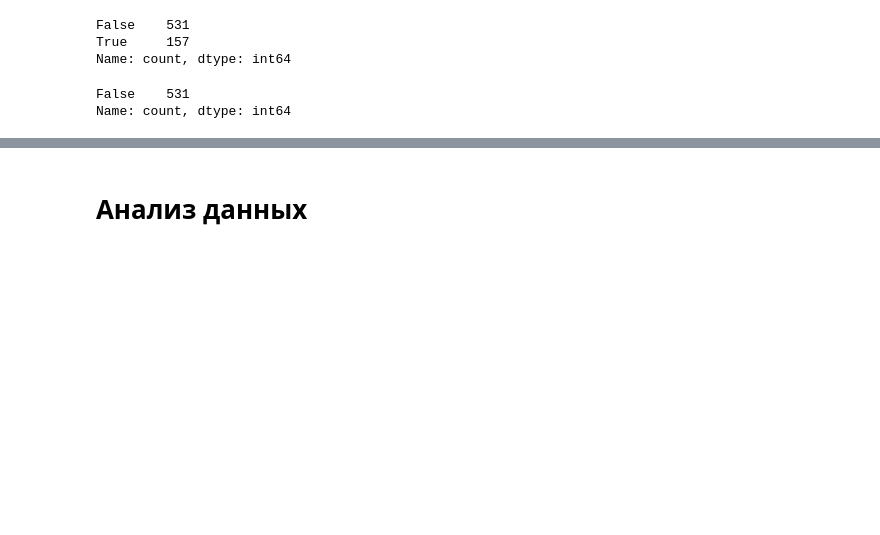
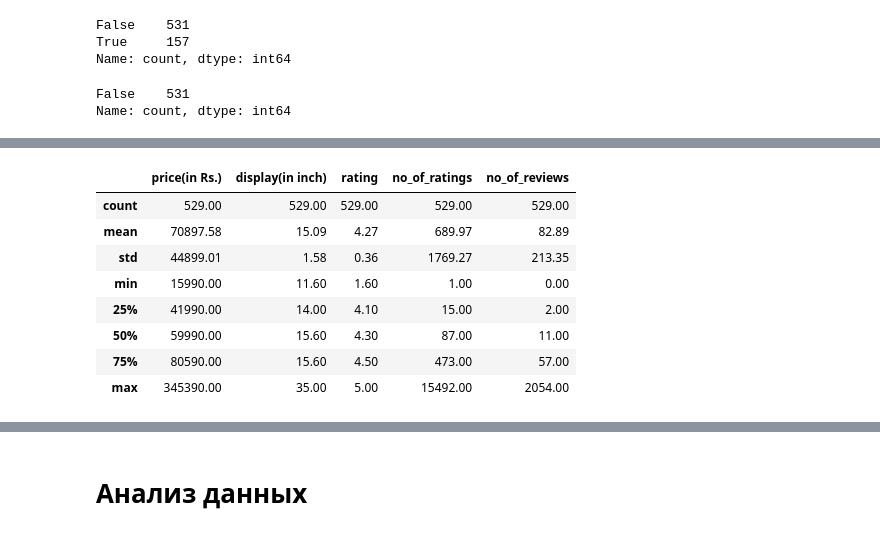
Before and after one commit to YarPhys/Analytics, a Jupyter notebook: The best laptop's characteristics/The_best_laptop's_characteristics.ipynb, the cells around one changed output, grey strips where cells are left out. Cells and saved outputs as stored; diff of their text form; code cells hidden in the pictures; blank space fills up the shorter version.

```diff
--- a/The best laptop's characteristics/The_best_laptop's_characteristics.ipynb
+++ b/The best laptop's characteristics/The_best_laptop's_characteristics.ipynb
@@ -196,3 +196,15 @@ bad_df
 # %%
 # Удаляем "неправильные" строки
 df = df.drop(bad_indexes, axis=0)
+# %%
+df.describe().round(2)
+# %% [output]
+|  | price(in Rs.) | display(in inch) | rating | no_of_ratings | no_of_reviews |
+| count | 529.00 | 529.00 | 529.00 | 529.00 | 529.00 |
+| mean | 70897.58 | 15.09 | 4.27 | 689.97 | 82.89 |
+| std | 44899.01 | 1.58 | 0.36 | 1769.27 | 213.35 |
+| min | 15990.00 | 11.60 | 1.60 | 1.00 | 0.00 |
+| 25% | 41990.00 | 14.00 | 4.10 | 15.00 | 2.00 |
+| 50% | 59990.00 | 15.60 | 4.30 | 87.00 | 11.00 |
+| 75% | 80590.00 | 15.60 | 4.50 | 473.00 | 57.00 |
+| max | 345390.00 | 35.00 | 5.00 | 15492.00 | 2054.00 |
```
Also changed, not shown: parts of 12 cells of this notebook.
